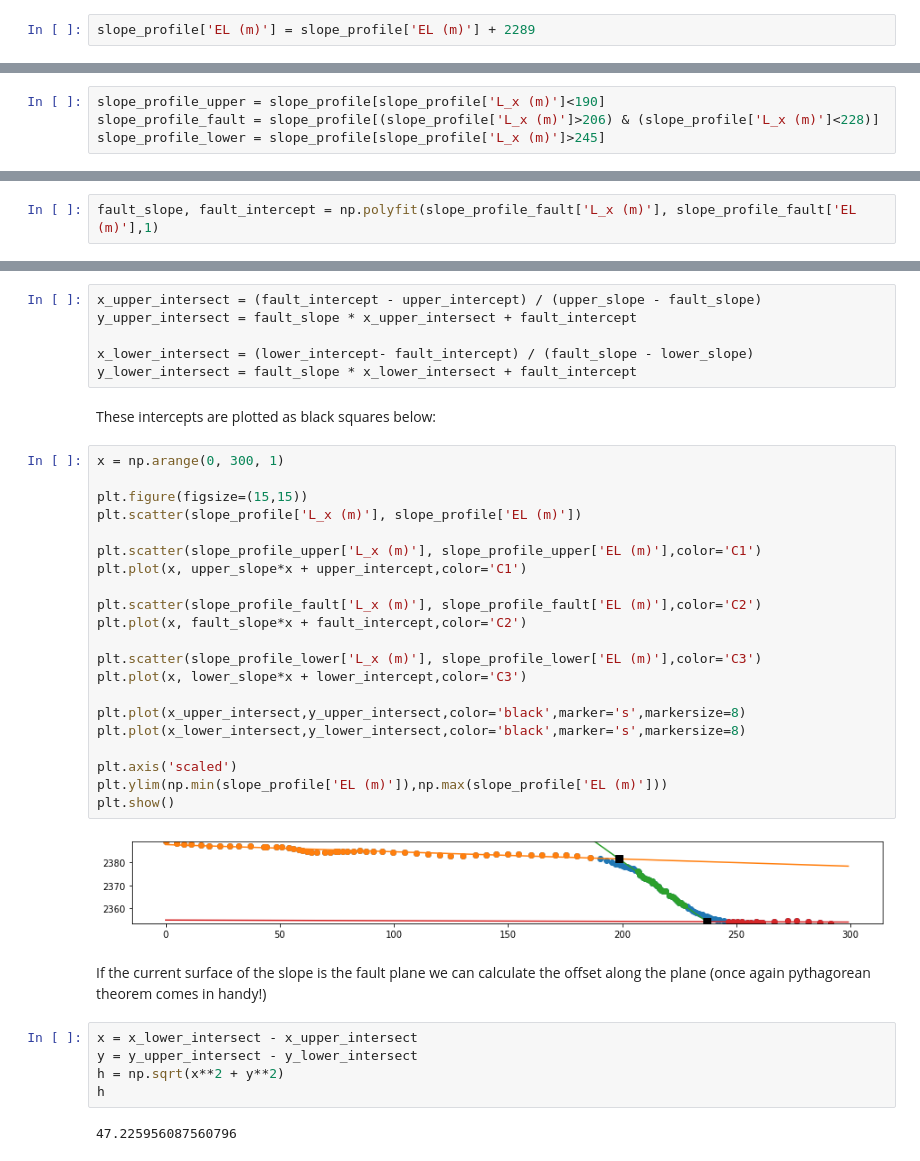
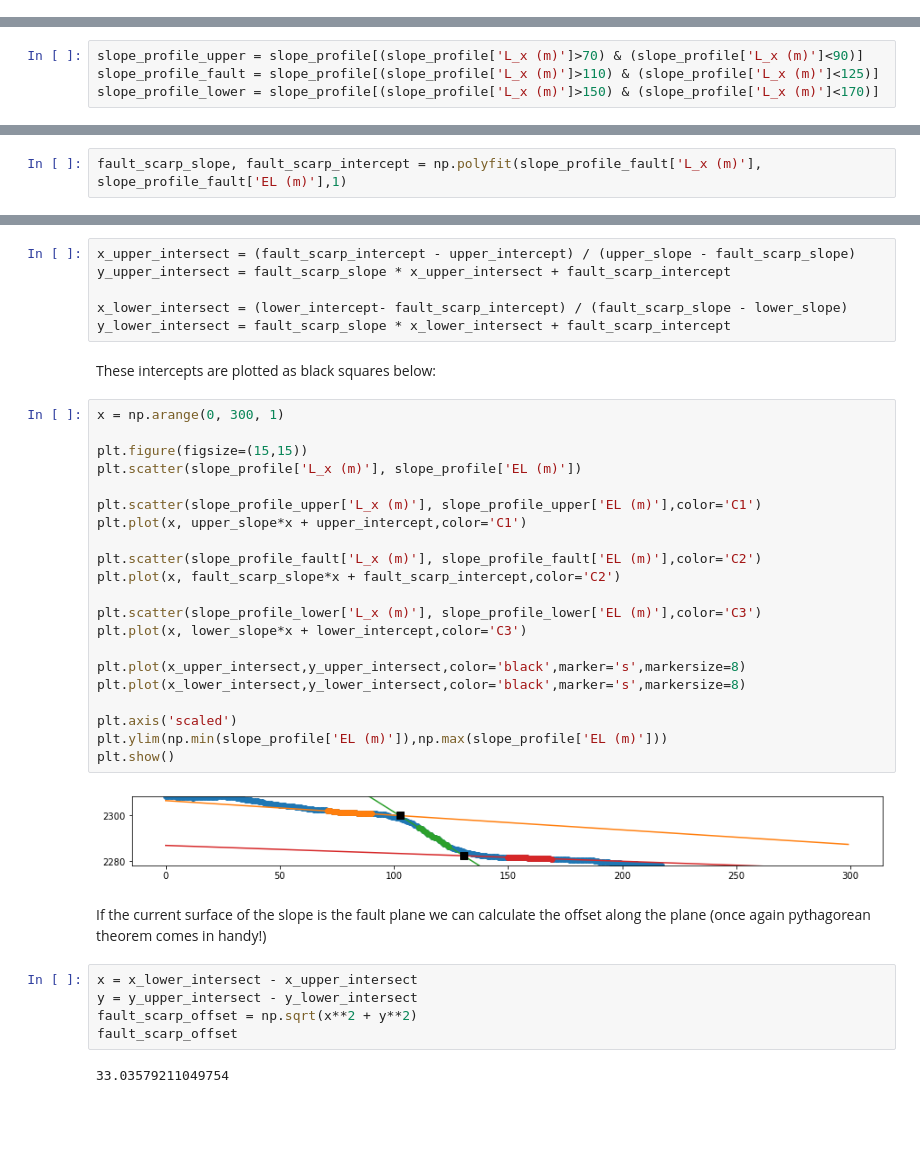
Before and after one commit to Swanson-Hysell/2022_EPS118, a Jupyter notebook: slope_profile_analysis.ipynb, the cells around one changed output, grey strips where cells are left out. Saved outputs shown, nothing was run; the diff lists cells and outputs as text; blank space fills up the shorter version.

Commit message:
update and data addition for slope_profile notebooks

```diff
--- a/slope_profile_analysis.ipynb
+++ b/slope_profile_analysis.ipynb
@@ -15,5 +15,3 @@ Adjust the elevation of the topographic profile to match the true elevation of t
-# %%
-slope_profile['EL (m)'] = slope_profile['EL (m)'] + 2289
 # %% [markdown]
 ## Plot slope data
 # %%
@@ -30,9 +28,9 @@ plt.show()
 # %% [markdown]
 To consider fault offset, we need to deal with the reality that there is a background slope both in the valley and on the moraine crest. Divide the slope profile in the the portion above the scarp and below the scarp:
 # %%
-slope_profile_upper = slope_profile[slope_profile['L_x (m)']<190]
-slope_profile_fault = slope_profile[(slope_profile['L_x (m)']>206) & (slope_profile['L_x (m)']<228)]
-slope_profile_lower = slope_profile[slope_profile['L_x (m)']>245]
+slope_profile_upper = slope_profile[(slope_profile['L_x (m)']>70) & (slope_profile['L_x (m)']<90)]
+slope_profile_fault = slope_profile[(slope_profile['L_x (m)']>110) & (slope_profile['L_x (m)']<125)]
+slope_profile_lower = slope_profile[(slope_profile['L_x (m)']>150) & (slope_profile['L_x (m)']<170)]
 # %%
 plt.figure(figsize=(15,15))
 plt.scatter(slope_profile['L_x (m)'], slope_profile['EL (m)'])
@@ -88,7 +86,7 @@ fault drop in elevation is 26.7 m
 # %% [markdown]
 ## Fit linear regressions to the fault slope
 # %%
-fault_slope, fault_intercept = np.polyfit(slope_profile_fault['L_x (m)'], slope_profile_fault['EL (m)'],1)
+fault_scarp_slope, fault_scarp_intercept = np.polyfit(slope_profile_fault['L_x (m)'], slope_profile_fault['EL (m)'],1)
 # %% [markdown]
 We can calculate the angle of the slope from this fit:
 # %%
@@ -99,43 +97,43 @@ print(round(slope_angle,1))
 # %% [markdown]
 We can determine the intersects of the fault scarp slope with the upper and lower slopes:
 # %%
-x_upper_intersect = (fault_intercept - upper_intercept) / (upper_slope - fault_slope)
-y_upper_intersect = fault_slope * x_upper_intersect + fault_intercept
+x_upper_intersect = (fault_scarp_intercept - upper_intercept) / (upper_slope - fault_scarp_slope)
+y_upper_intersect = fault_scarp_slope * x_upper_intersect + fault_scarp_intercept
 
-x_lower_intersect = (lower_intercept- fault_intercept) / (fault_slope - lower_slope)
-y_lower_intersect = fault_slope * x_lower_intersect + fault_intercept
+x_lower_intersect = (lower_intercept- fault_scarp_intercept) / (fault_scarp_slope - lower_slope)
+y_lower_intersect = fault_scarp_slope * x_lower_intersect + fault_scarp_intercept
 # %% [markdown]
 These intercepts are plotted as black squares below:
 # %%
 x = np.arange(0, 300, 1)
 
 plt.figure(figsize=(15,15))
 plt.scatter(slope_profile['L_x (m)'], slope_profile['EL (m)'])
 
 plt.scatter(slope_profile_upper['L_x (m)'], slope_profile_upper['EL (m)'],color='C1')
 plt.plot(x, upper_slope*x + upper_intercept,color='C1')
 
 plt.scatter(slope_profile_fault['L_x (m)'], slope_profile_fault['EL (m)'],color='C2')
-plt.plot(x, fault_slope*x + fault_intercept,color='C2')
+plt.plot(x, fault_scarp_slope*x + fault_scarp_intercept,color='C2')
 
 plt.scatter(slope_profile_lower['L_x (m)'], slope_profile_lower['EL (m)'],color='C3')
 plt.plot(x, lower_slope*x + lower_intercept,color='C3')
 
 plt.plot(x_upper_intersect,y_upper_intersect,color='black',marker='s',markersize=8)
 plt.plot(x_lower_intersect,y_lower_intersect,color='black',marker='s',markersize=8)
 
 plt.axis('scaled')
 plt.ylim(np.min(slope_profile['EL (m)']),np.max(slope_profile['EL (m)']))
 plt.show()
 # %% [output]
-[figure, old version]
+[figure, new version]
 # %% [markdown]
 If the current surface of the slope is the fault plane we can calculate the offset along the plane (once again pythagorean theorem comes in handy!)
 # %%
 x = x_lower_intersect - x_upper_intersect
 y = y_upper_intersect - y_lower_intersect
-h = np.sqrt(x**2 + y**2)
-h
+fault_scarp_offset = np.sqrt(x**2 + y**2)
+fault_scarp_offset
 # %% [output]
-47.225956087560796
+33.03579211049754
 # %% [markdown]
```
Also changed, not shown: parts of 14 cells of this notebook, 3 other files.
